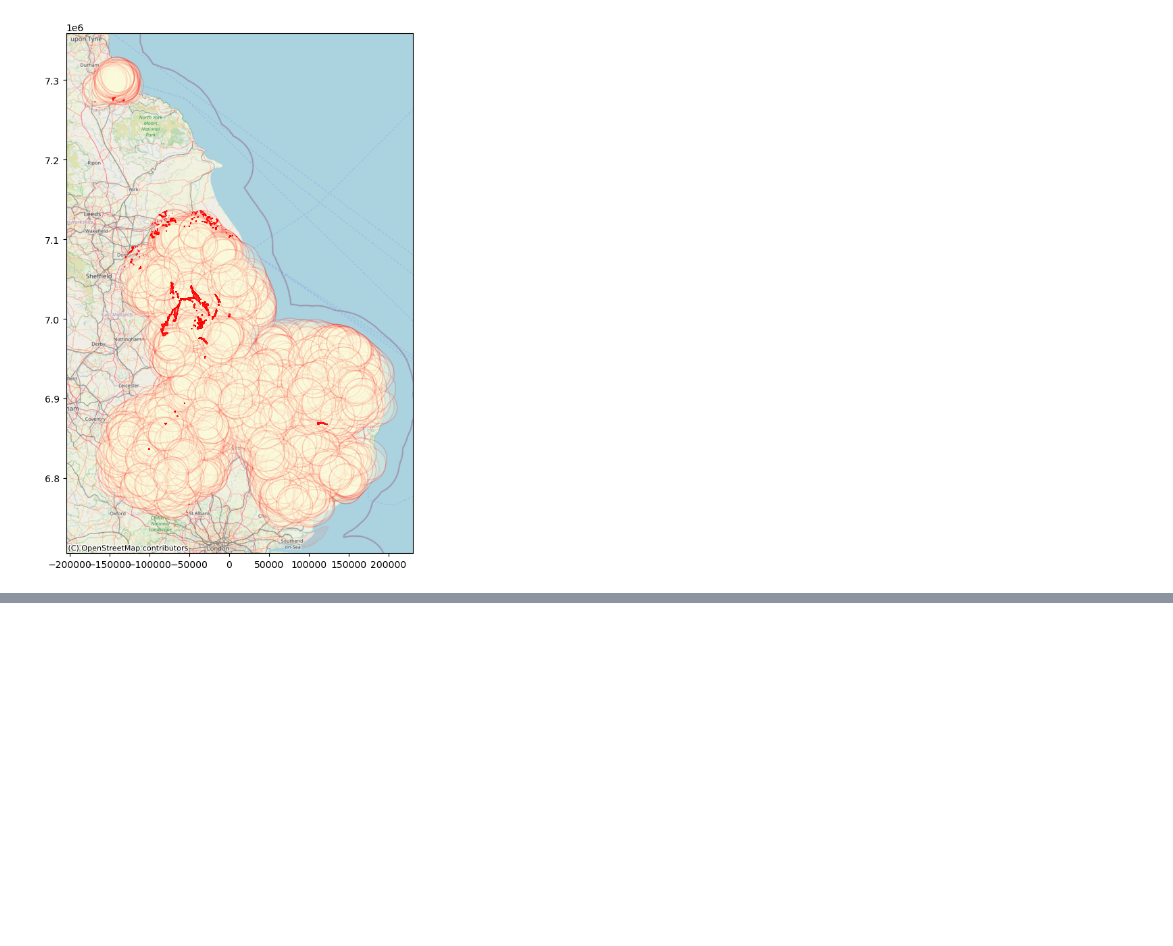
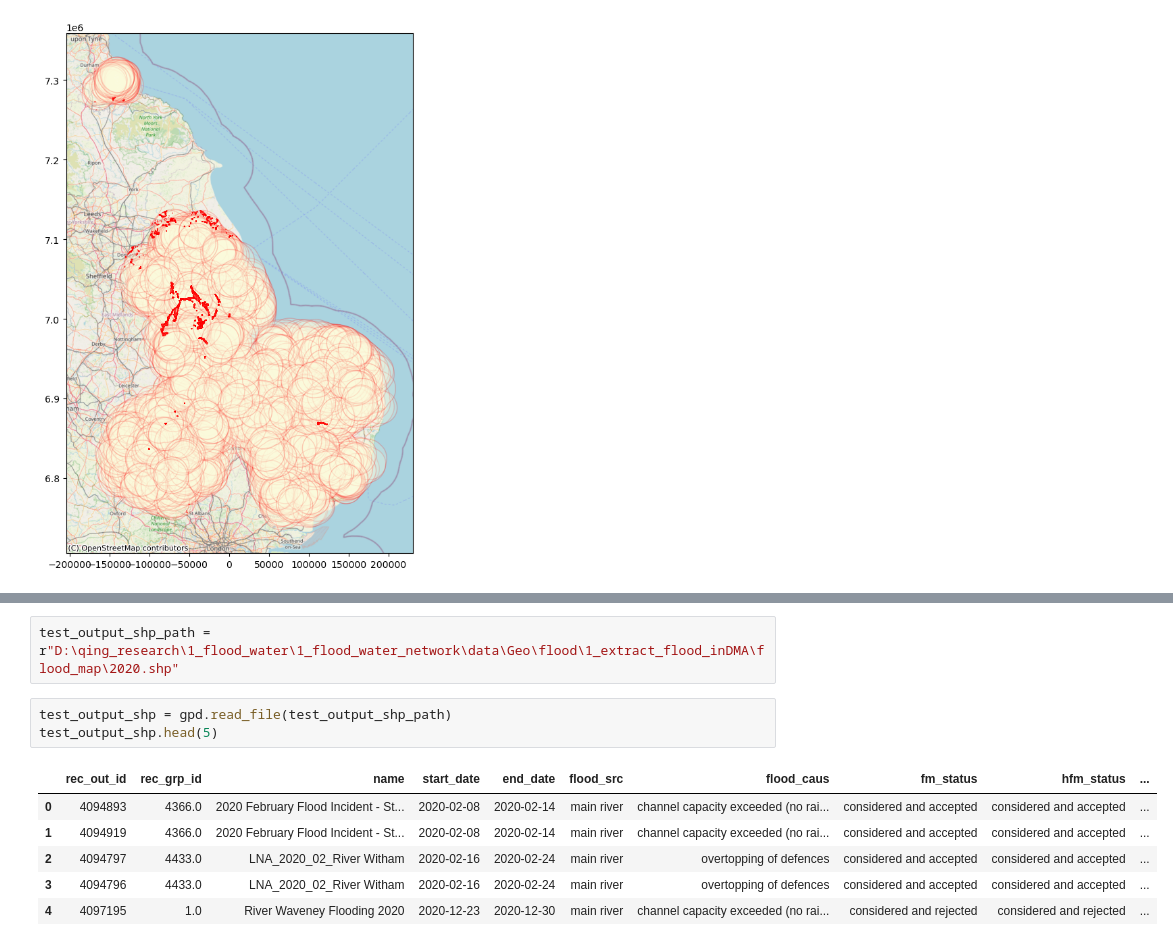
Before and after one commit to YinRachel/flood_water_DRL, a Jupyter notebook: 1_prepare/9_geo_data.ipynb, the cells around one changed output, grey strips where cells are left out. Cells and saved outputs as stored; diff of their text form; blank space fills up the shorter version.

```diff
--- a/1_prepare/9_geo_data.ipynb
+++ b/1_prepare/9_geo_data.ipynb
@@ -317,0 +175,12 @@ plt.show()
+# %%
+test_output_shp_path = r"D:\qing_research\1_flood_water\1_flood_water_network\data\Geo\flood\1_extract_flood_inDMA\flood_map\2020.shp"
+# %%
+test_output_shp = gpd.read_file(test_output_shp_path)
+test_output_shp.head(5)
+# %% [output]
+|  | rec_out_id | rec_grp_id | name | start_date | end_date | flood_src | flood_caus | fm_status | hfm_status | ... |
+| 0 | 4094893 | 4366.0 | 2020 February Flood Incident - St... | 2020-02-08 | 2020-02-14 | main river | channel capacity exceeded (no rai... | considered and accepted | considered and accepted | ... |
+| 1 | 4094919 | 4366.0 | 2020 February Flood Incident - St... | 2020-02-08 | 2020-02-14 | main river | channel capacity exceeded (no rai... | considered and accepted | considered and accepted | ... |
+| 2 | 4094797 | 4433.0 | LNA_2020_02_River Witham | 2020-02-16 | 2020-02-24 | main river | overtopping of defences | considered and accepted | considered and accepted | ... |
+| 3 | 4094796 | 4433.0 | LNA_2020_02_River Witham | 2020-02-16 | 2020-02-24 | main river | overtopping of defences | considered and accepted | considered and accepted | ... |
+| 4 | 4097195 | 1.0 | River Waveney Flooding 2020 | 2020-12-23 | 2020-12-30 | main river | channel capacity exceeded (no rai... | considered and rejected | considered and rejected | ... |
```
Also changed, not shown: parts of 5 cells of this notebook, 4 other files.
